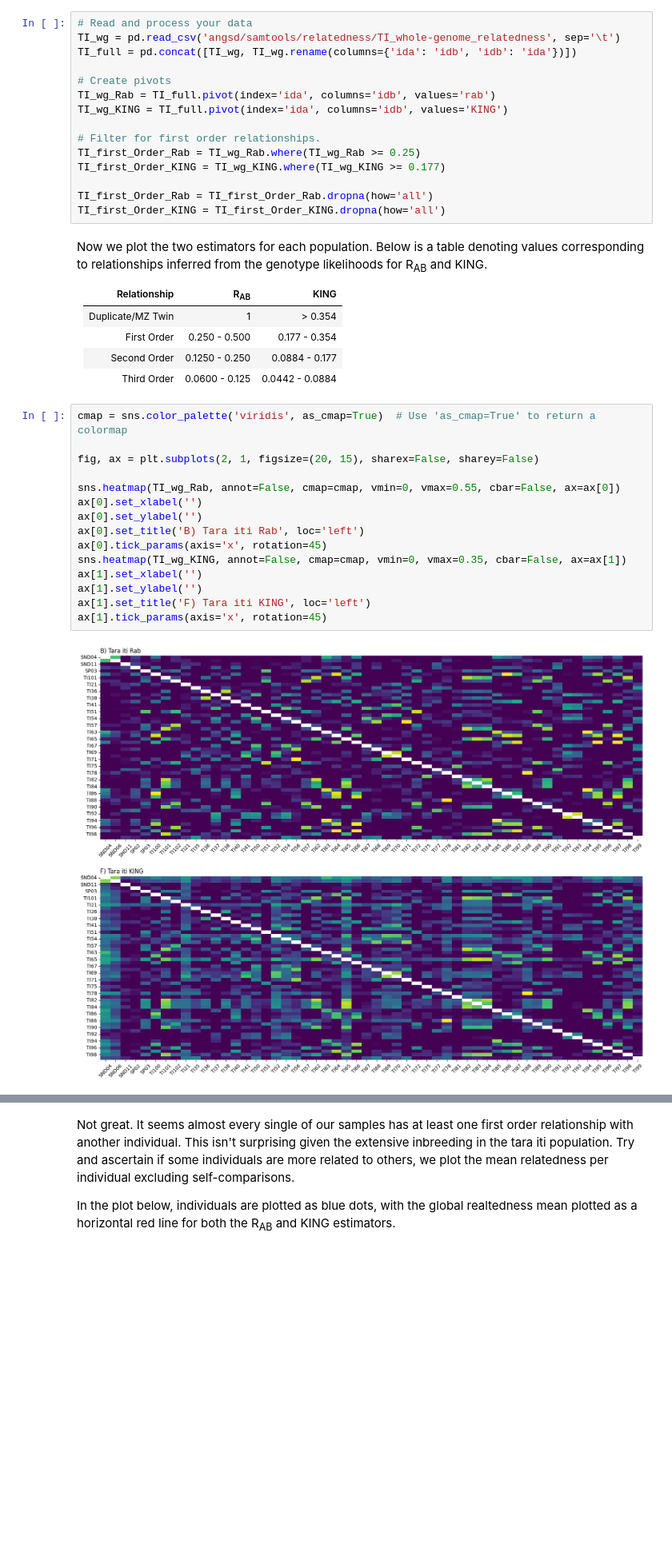
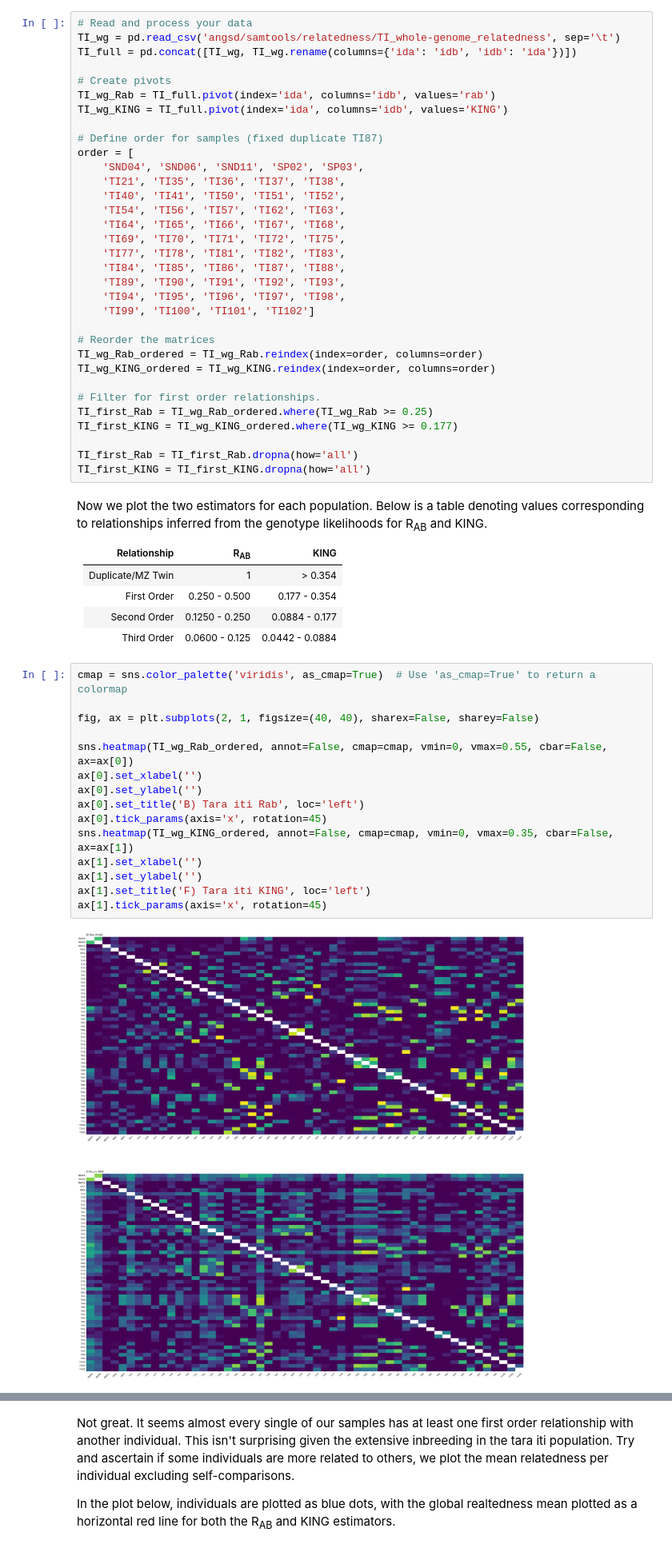
Before and after one commit to janawold1/2026_S_nereis_Cons_Gen, a Jupyter notebook: 05_Relatedness.ipynb, the cells around one changed output, grey strips where cells are left out. Shown at 80% size. Drawn from its saved outputs; the diff is of its cells as text; blank space fills up the shorter version.

```diff
--- a/05_Relatedness.ipynb
+++ b/05_Relatedness.ipynb
@@ -47,12 +47,30 @@ TI_full = pd.concat([TI_wg, TI_wg.rename(columns={'ida': 'idb', 'idb': 'ida'})])
 TI_wg_Rab = TI_full.pivot(index='ida', columns='idb', values='rab')
 TI_wg_KING = TI_full.pivot(index='ida', columns='idb', values='KING')
 
+# Define order for samples (fixed duplicate TI87)
+order = [
+    'SND04', 'SND06', 'SND11', 'SP02', 'SP03',
+    'TI21', 'TI35', 'TI36', 'TI37', 'TI38',
+    'TI40', 'TI41', 'TI50', 'TI51', 'TI52',
+    'TI54', 'TI56', 'TI57', 'TI62', 'TI63',
+    'TI64', 'TI65', 'TI66', 'TI67', 'TI68',
+    'TI69', 'TI70', 'TI71', 'TI72', 'TI75',
+    'TI77', 'TI78', 'TI81', 'TI82', 'TI83',
+    'TI84', 'TI85', 'TI86', 'TI87', 'TI88',
+    'TI89', 'TI90', 'TI91', 'TI92', 'TI93',
+    'TI94', 'TI95', 'TI96', 'TI97', 'TI98',
+    'TI99', 'TI100', 'TI101', 'TI102']
+
+# Reorder the matrices
+TI_wg_Rab_ordered = TI_wg_Rab.reindex(index=order, columns=order)
+TI_wg_KING_ordered = TI_wg_KING.reindex(index=order, columns=order)
+
 # Filter for first order relationships.
-TI_first_Order_Rab = TI_wg_Rab.where(TI_wg_Rab >= 0.25)
-TI_first_Order_KING = TI_wg_KING.where(TI_wg_KING >= 0.177)
+TI_first_Rab = TI_wg_Rab_ordered.where(TI_wg_Rab >= 0.25)
+TI_first_KING = TI_wg_KING_ordered.where(TI_wg_KING >= 0.177)
 
-TI_first_Order_Rab = TI_first_Order_Rab.dropna(how='all')
-TI_first_Order_KING = TI_first_Order_KING.dropna(how='all')
+TI_first_Rab = TI_first_Rab.dropna(how='all')
+TI_first_KING = TI_first_KING.dropna(how='all')
 # %% [markdown]
 Now we plot the two estimators for each population. Below is a table denoting values corresponding to relationships inferred from the genotype likelihoods for R<sub>AB</sub> and KING.
 
@@ -65,18 +83,18 @@ Now we plot the two estimators for each population. Below is a table denoting va
 # %%
 cmap = sns.color_palette('viridis', as_cmap=True)  # Use 'as_cmap=True' to return a colormap
 
-fig, ax = plt.subplots(2, 1, figsize=(20, 15), sharex=False, sharey=False)
+fig, ax = plt.subplots(2, 1, figsize=(40, 40), sharex=False, sharey=False)
 
-sns.heatmap(TI_wg_Rab, annot=False, cmap=cmap, vmin=0, vmax=0.55, cbar=False, ax=ax[0])
+sns.heatmap(TI_wg_Rab_ordered, annot=False, cmap=cmap, vmin=0, vmax=0.55, cbar=False, ax=ax[0])
 ax[0].set_xlabel('')
 ax[0].set_ylabel('')
 ax[0].set_title('B) Tara iti Rab', loc='left')
 ax[0].tick_params(axis='x', rotation=45)
-sns.heatmap(TI_wg_KING, annot=False, cmap=cmap, vmin=0, vmax=0.35, cbar=False, ax=ax[1])
+sns.heatmap(TI_wg_KING_ordered, annot=False, cmap=cmap, vmin=0, vmax=0.35, cbar=False, ax=ax[1])
 ax[1].set_xlabel('')
 ax[1].set_ylabel('')
 ax[1].set_title('F) Tara iti KING', loc='left')
 ax[1].tick_params(axis='x', rotation=45)
 # %% [output]
-[figure, old version]
+[figure, new version]
 # %% [markdown]
```
Also changed, not shown: parts of 7 cells of this notebook, 11 other files.
